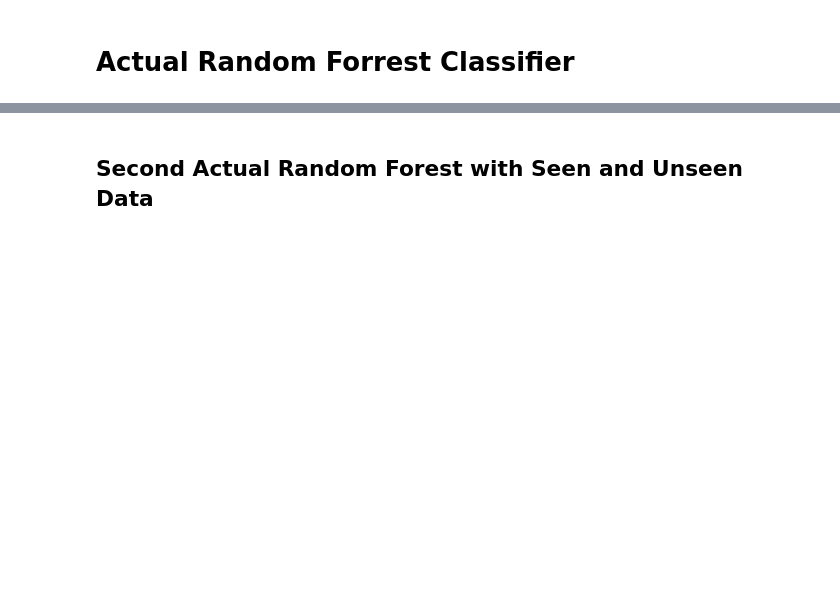
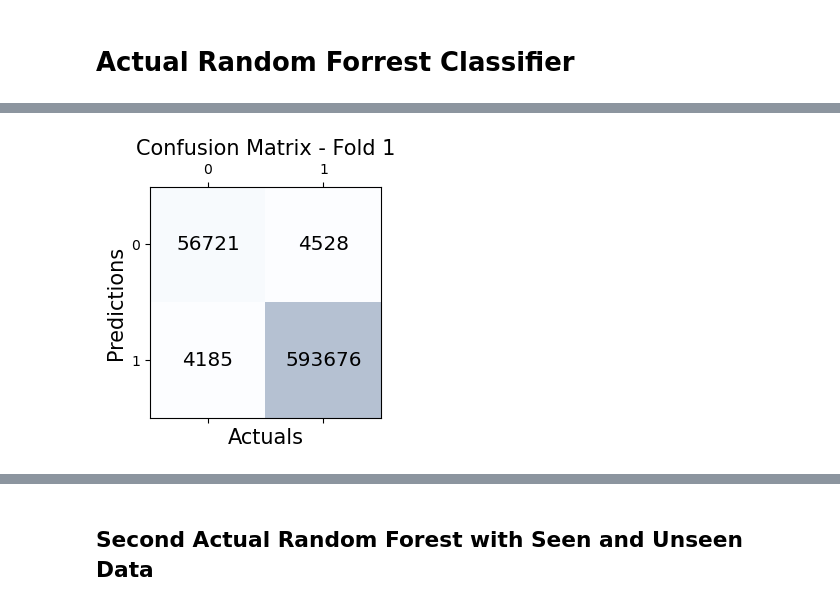
Before and after one commit to RobertBetschinger/MA-Analyse, a Jupyter notebook: Notebooks/(3.2)BuyBox_Relative_Seen_Unseen.ipynb, the cells around one changed output, grey strips where cells are left out. Saved outputs shown, nothing was run; the diff lists cells and outputs as text; code cells hidden in the pictures; blank space fills up the shorter version.

```diff
--- a/Notebooks/(3.2)BuyBox_Relative_Seen_Unseen.ipynb
+++ b/Notebooks/(3.2)BuyBox_Relative_Seen_Unseen.ipynb
@@ -3,4 +3,4 @@
 # %%
 import pandas as pd
 import numpy as np
-df = pd.read_csv('../Grunddatein/Zwischendatein/CleanedDataComplete.csv')
+df = pd.read_csv('../Grunddatein/Zwischendatein/CleanedDataCompleteNoNulls.csv')
@@ -13,0 +46,7 @@ The Number of Offers winning the BuyBox is 610435
+# %%
+# Assuming your DataFrame is named 'df'
+condition_value = 'ZumEinkaufenmitKOSTENLOSER2-stündigerLieferungmeldestdudichbeiPrimean'
+rows_to_drop = df[df['condition'] == condition_value].index
+
+# Drop the rows with the specified condition value
+df.drop(rows_to_drop, inplace=True)
@@ -200,0 +326,85 @@ print(feature_importances_df)
+# %%
+from sklearn.model_selection import KFold
+from sklearn.metrics import accuracy_score, classification_report, confusion_matrix
+from sklearn.metrics import roc_auc_score
+from sklearn.metrics import balanced_accuracy_score
+import matplotlib.pyplot as plt
+
+# Define the features and target
+X = df[['price_diff','price_ratio','Fulfillment_type','lieferpreis','date_diff','numberOfSellers','encoded_condition','seller_category']]
+y = df['buyBoxWinner']
+
+# Define the number of folds for cross validation
+n_folds = 10
+kf = KFold(n_splits=n_folds, shuffle=True, random_state=42)
+
+# Create and train the Random Forest Classifier with cross validation
+rfc = RandomForestClassifier(n_estimators=100, random_state=42)
+auc_scores = []
+feature_importances = []
+acc_scores = []
+recall_scores = []
+precision_scores = []
+f1_scores = []
+bal_acc_scores = []  # Added balanced accuracy scores list
+for fold, (train_idx, test_idx) in enumerate(kf.split(X)):
+    # Split the data into train and test sets
+    X_train, X_test = X.iloc[train_idx], X.iloc[test_idx]
+    y_train, y_test = y.iloc[train_idx], y.iloc[test_idx]
+
+    # Fit the model and make predictions
+    rfc.fit(X_train, y_train)
+    y_pred_proba = rfc.predict_proba(X_test)[:, 1]  # Only take the probabilities for the positive class
+    y_pred = rfc.predict(X_test)
+
+    # Calculate the AUC score and feature importances for the current fold
+    auc_scores.append(roc_auc_score(y_test, y_pred_proba))
+    feature_importances.append(rfc.feature_importances_)
+
+    # Calculate the classification report scores for the current fold
+    acc_scores.append(accuracy_score(y_test, y_pred))
+    recall_scores.append(classification_report(y_test, y_pred, output_dict=True)['weighted avg']['recall'])
+    precision_scores.append(classification_report(y_test, y_pred, output_dict=True)['weighted avg']['precision'])
+    f1_scores.append(classification_report(y_test, y_pred, output_dict=True)['weighted avg']['f1-score'])
+
+    # Calculate the balanced accuracy score for the current fold
+    bal_acc = balanced_accuracy_score(y_test, y_pred)
+    bal_acc_scores.append(bal_acc)  # Append balanced accuracy to the list
+
+    # Print the confusion matrix using Matplotlib
+    conf_matrix = confusion_matrix(y_true=y_test, y_pred=y_pred)
+    conf_matrix[0,0], conf_matrix[1,1] = conf_matrix[1,1], conf_matrix[0,0]
+    fig, ax = plt.subplots(figsize=(3, 3))
+    ax.matshow(conf_matrix, cmap=plt.cm.Blues, alpha=0.3)
+    for i in range(conf_matrix.shape[0]):
+        for j in range(conf_matrix.shape[1]):
+            ax.text(x=j, y=i,s=conf_matrix[i, j], va='center', ha='center', size='x-large')
+    plt.xlabel('Actuals', fontsize=15)
+    plt.ylabel('Predictions', fontsize=15)
+    plt.title(f'Confusion Matrix - Fold {fold+1}', fontsize=15)
+    plt.show()
+
+# Print the mean AUC score across all folds
+mean_auc = sum(auc_scores) / n_folds
+print("Mean AUC:", mean_auc)
+
+# Print the mean feature importances across all folds
+feature_importances_df = pd.DataFrame(feature_importances, columns=X.columns)
+mean_feature_importances = feature_importances_df.mean().sort_values(ascending=False)
+print("Mean Feature Importances:")
+print(mean_feature_importances)
+
+# Print the mean classification report scores across all folds
+mean_acc = sum(acc_scores) / n_folds
+mean_recall = sum(recall_scores) / n_folds
+mean_precision = sum(precision_scores) / n_folds
+mean_f1 = sum(f1_scores) / n_folds
+mean_bal_acc = sum(bal_acc_scores) / n_folds  # Calculate mean balanced accuracy
+print("Mean AUC:", mean_auc)
+print("Mean Accuracy:", mean_acc)
+print("Mean Recall:", mean_recall)
+print("Mean Precision:", mean_precision)
+print("Mean F1-score:", mean_f1)
+print("Mean Balanced Accuracy:", mean_bal_acc)  # Print mean balanced accuracy
+# %% [output]
+[figure, added]
```
Also changed, not shown: parts of 37 cells of this notebook, 8 other files.
